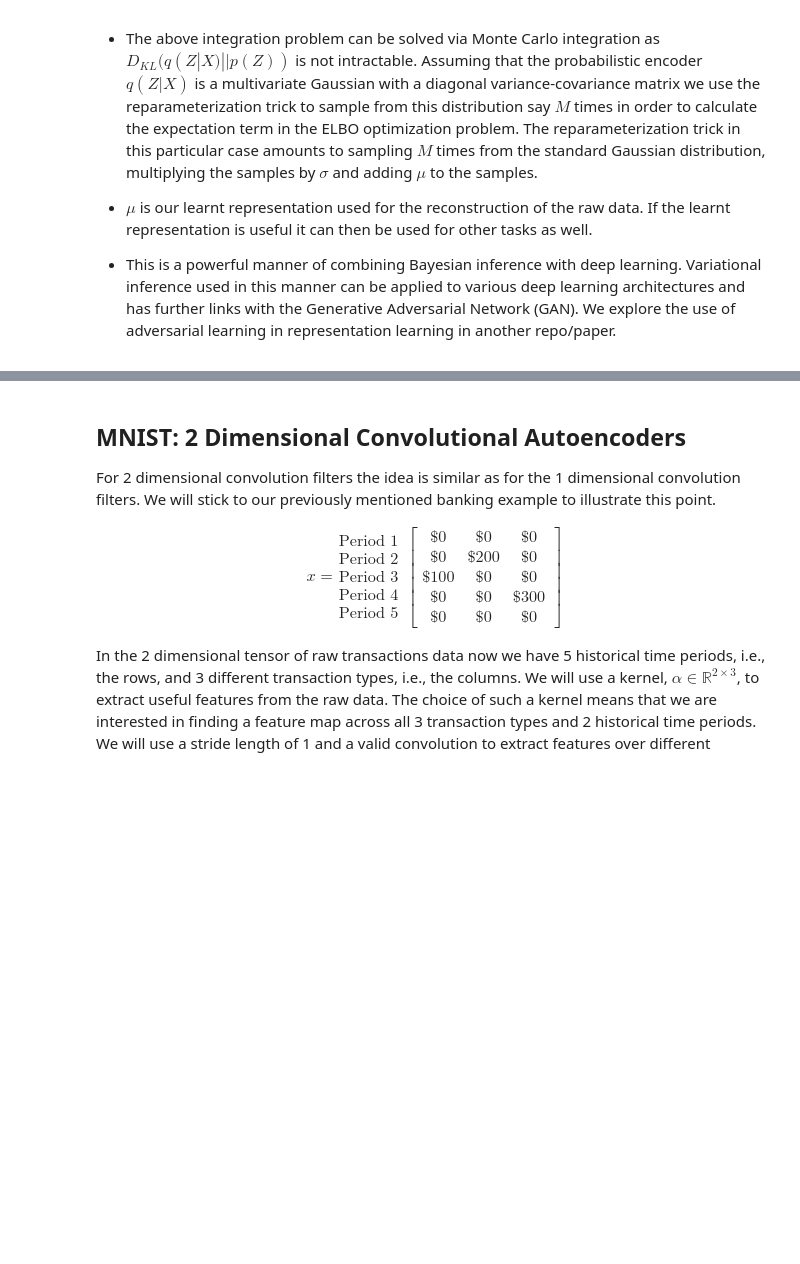
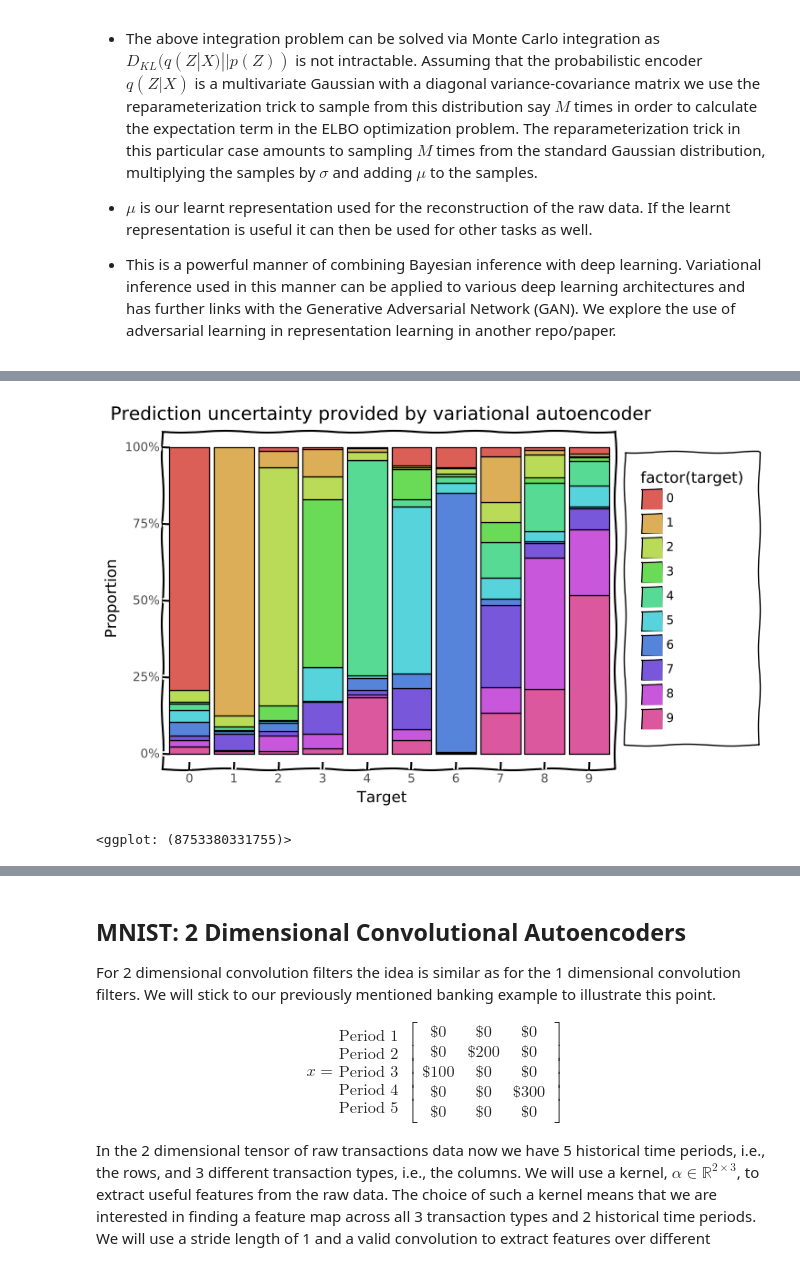
Before and after one commit to hamaadshah/autoencoders_pytorch, a Jupyter notebook: autoencoders.ipynb, the cells around one changed output, grey strips where cells are left out. Saved outputs shown, nothing was run; the diff lists cells and outputs as text; code cells hidden in the pictures; blank space fills up the shorter version.

Commit message:
Showing prediction uncertainty via variational autoencoders!

```diff
--- a/autoencoders.ipynb
+++ b/autoencoders.ipynb
@@ -38,7 +38,6 @@ device = torch.device("cuda:0" if torch.cuda.is_available() else "cpu")
 
 from sklearn import linear_model
 from sklearn.pipeline import Pipeline
-from sklearn.preprocessing import MinMaxScaler
 from sklearn.decomposition import PCA
 from sklearn.manifold import TSNE
 
@@ -46,6 +45,7 @@ from scipy.stats import norm
 
 import matplotlib.pyplot as plt
 import plotnine
+from mizani.formatters import percent_format
 
 import typeguard
 import typing
@@ -55,6 +55,7 @@ print(f"Device: {device}")
 
 project_path = "/home/hamaad/Projects/autoencoders_pytorch/"
 data_path = project_path + "data/"
+outputs_path = project_path + "outputs/"
 trainset = torchvision.datasets.MNIST(
     root=data_path,
     train=True,
@@ -73,6 +74,7 @@ testset = torchvision.datasets.MNIST(
     ),
 )
 
+num_classes = 10
 batch_size = 100
 trainloader = torch.utils.data.DataLoader(
     dataset=trainset, batch_size=batch_size, shuffle=True, num_workers=1
@@ -1530,0 +1508,44 @@ The accuracy score for the MNIST classification task with a variational autoenco
+# %%
+plot_out = pd.DataFrame()
+plot_out["target"] = y_test
+plot_out["expected"] = pipe_variational_autoencoder.predict(
+    X=(out["mu"] + (torch.exp(input=out["log_sigma"] / 2) * norm.ppf(q=0.5)))
+    .cpu()
+    .numpy()
+)
+plot_out["lower"] = pipe_variational_autoencoder.predict(
+    X=(out["mu"] + (torch.exp(input=out["log_sigma"] / 2) * norm.ppf(q=0.025)))
+    .cpu()
+    .numpy()
+)
+plot_out["upper"] = pipe_variational_autoencoder.predict(
+    X=(out["mu"] + (torch.exp(input=out["log_sigma"] / 2) * norm.ppf(q=0.975)))
+    .cpu()
+    .numpy()
+)
+# %%
+variational_auto_bar_plot = (
+    plotnine.ggplot(data=pd.melt(frame=plot_out, id_vars="target"))
+    + plotnine.geom_bar(
+        mapping=plotnine.aes(x="factor(value)", fill="factor(target)"),
+        color="black",
+        position="fill",
+    )
+    + plotnine.xlab(xlab="Target")
+    + plotnine.ylab(ylab="Proportion")
+    + plotnine.ggtitle(
+        title="Prediction uncertainty provided by variational autoencoder"
+    )
+    + plotnine.theme_xkcd()
+    + plotnine.scale_y_continuous(labels=percent_format())
+)
+variational_auto_bar_plot.save(
+    filename=outputs_path
+    + "variational_autoencoders_prediction_uncertainty_bar_plot.png",
+    height=6,
+    width=8,
+)
+variational_auto_bar_plot
+# %% [output]
+[figure, added]
+<ggplot: (8753380331755)>
```
Also changed, not shown: parts of 21 cells of this notebook, 15 other files.
